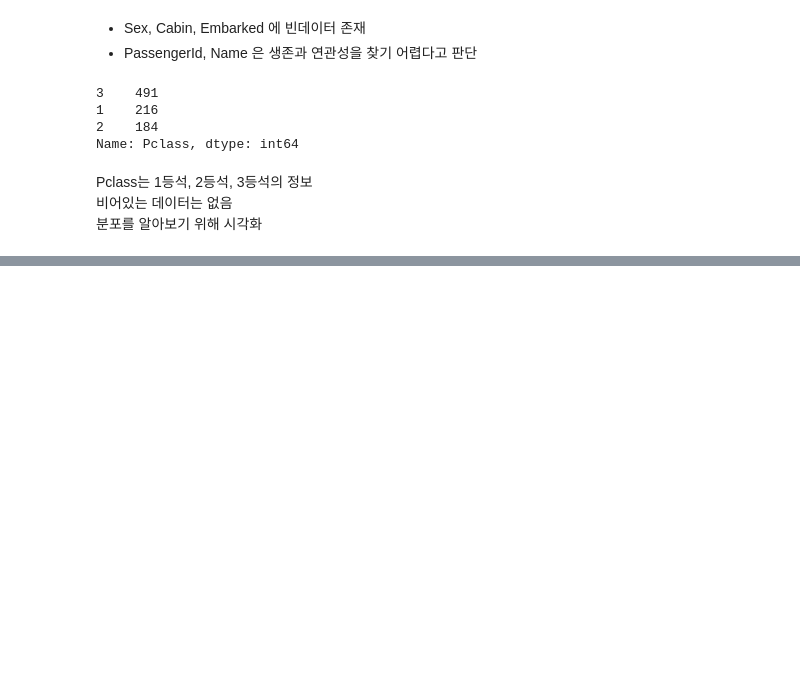
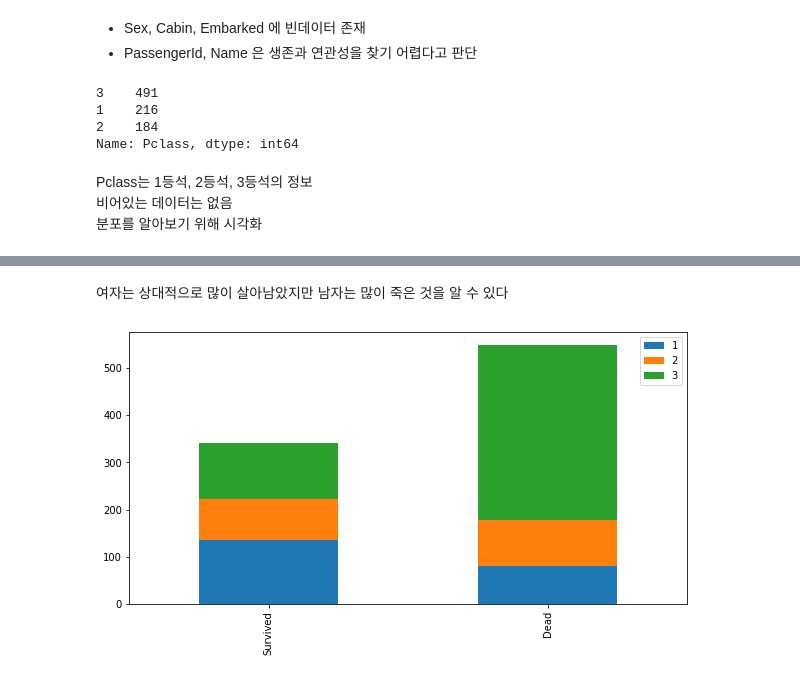
Before and after one commit to mintaewon/taewon, a Jupyter notebook: kaggle/titanic/titanic.ipynb, the cells around one changed output, grey strips where cells are left out. Saved outputs shown, nothing was run; the diff lists cells and outputs as text; code cells hidden in the pictures; blank space fills up the shorter version.

```diff
--- a/kaggle/titanic/titanic.ipynb
+++ b/kaggle/titanic/titanic.ipynb
@@ -75,0 +90,6 @@ Pclass는 1등석, 2등석, 3등석의 정보
+# %% [markdown]
+여자는 상대적으로 많이 살아남았지만 남자는 많이 죽은 것을 알 수 있다
+# %%
+bar_chart('Pclass')
+# %% [output]
+[figure, added]
```
Also changed, not shown: parts of 84 cells of this notebook, 1 other file.
